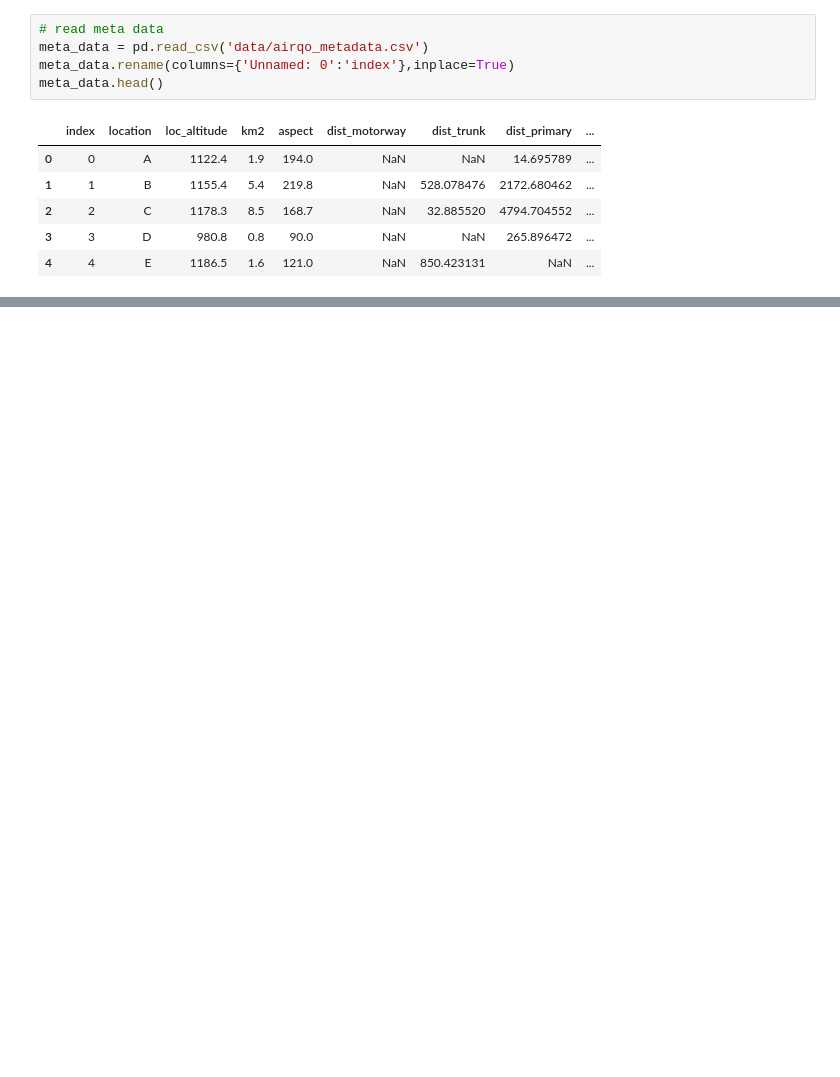
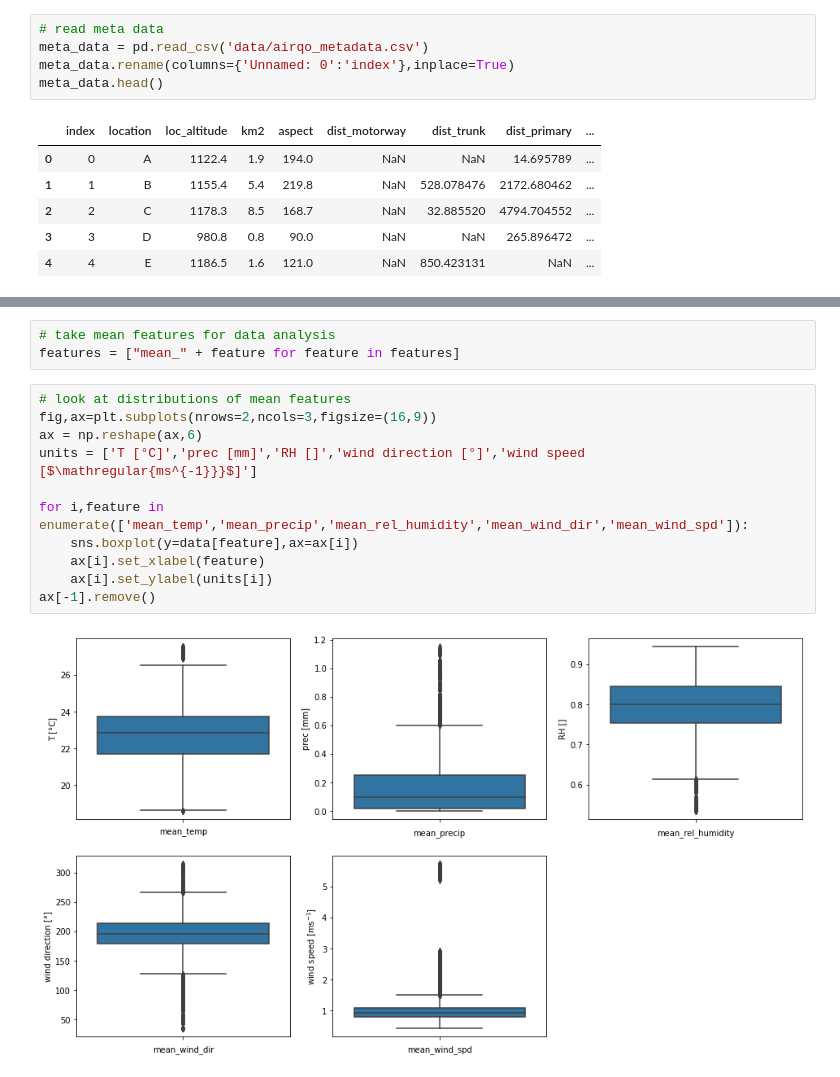
Before and after one commit to JeromeSauer/Project2_AirQuality, a Jupyter notebook: Project2_EDA.ipynb, the cells around one changed output, grey strips where cells are left out. Saved outputs shown, nothing was run; the diff lists cells and outputs as text; blank space fills up the shorter version.

```diff
--- a/Project2_EDA.ipynb
+++ b/Project2_EDA.ipynb
@@ -257,0 +186,16 @@ train_data[features + ['target']].to_csv('data/train_modelling.csv',index=False)
+# %%
+# take mean features for data analysis
+features = ["mean_" + feature for feature in features]
+# %%
+# look at distributions of mean features
+fig,ax=plt.subplots(nrows=2,ncols=3,figsize=(16,9))
+ax = np.reshape(ax,6)
+units = ['T [°C]','prec [mm]','RH []','wind direction [°]','wind speed [$\mathregular{ms^{-1}}}$]']
+
+for i,feature in enumerate(['mean_temp','mean_precip','mean_rel_humidity','mean_wind_dir','mean_wind_spd']):
+    sns.boxplot(y=data[feature],ax=ax[i])
+    ax[i].set_xlabel(feature)
+    ax[i].set_ylabel(units[i])
+ax[-1].remove()
+# %% [output]
+[figure, added]
```
Also changed, not shown: parts of 35 cells of this notebook.
